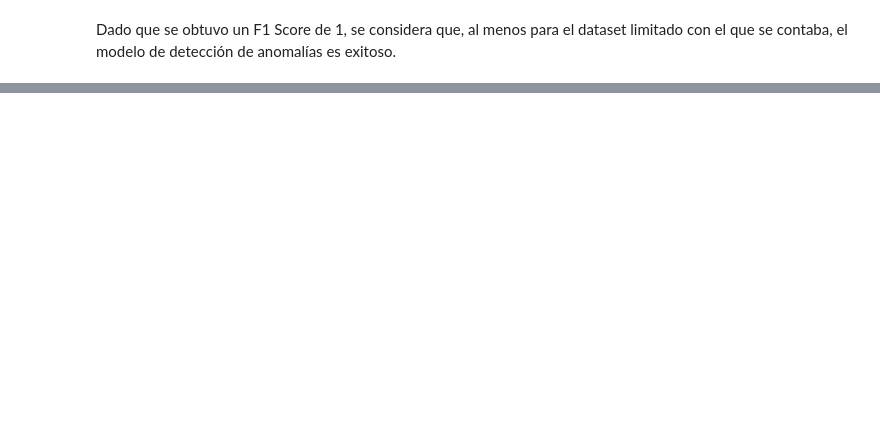
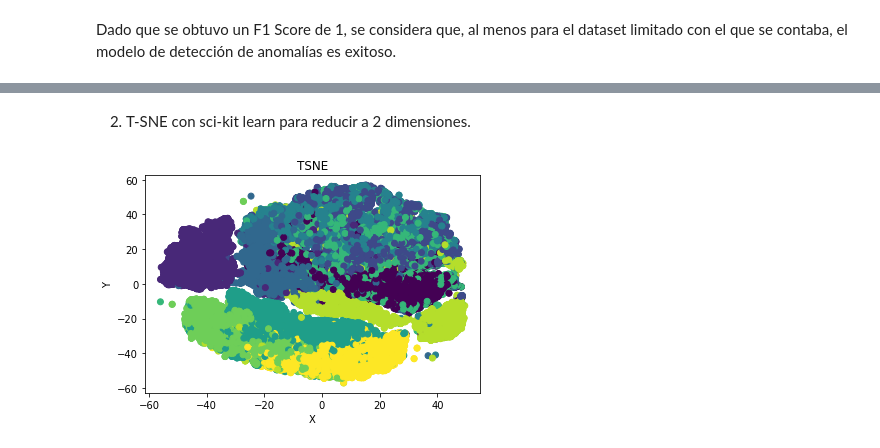
Before and after one commit to eddysanoli-galileo/Statistical-Learning-II, a Jupyter notebook: Tareas/Práctica 2/Práctica 2 - Anomalías y Reducción Dims.ipynb, the cells around one changed output, grey strips where cells are left out. Saved outputs shown, nothing was run; the diff lists cells and outputs as text; code cells hidden in the pictures; blank space fills up the shorter version.

Commit message:
Práctica 2 - PCA y TSNE Terminado

```diff
--- a/Tareas/Práctica 2/Práctica 2 - Anomalías y Reducción Dims.ipynb
+++ b/Tareas/Práctica 2/Práctica 2 - Anomalías y Reducción Dims.ipynb
@@ -477,0 +190,22 @@ Valor Esperado: 17.42955137669631
+# %% [markdown]
+2. T-SNE con sci-kit learn para reducir a 2 dimensiones.
+# %%
+from sklearn.manifold import TSNE
+from sklearn.decomposition import PCA
+
+# Previo a aplicar TSNE se aplica PCA para reducir a 50 dimensiones
+# De esta manera se reduce el tiempo de optimización
+#trainX_pca = PCA(n_components=50).fit_transform(trainX)
+
+# Se realiza la reducción con TSNE
+trainX_tsne = TSNE(n_components = 2).fit_transform(trainX)
+trainX_tsne.shape
+
+# Se visualiza la reducción
+plt.scatter(trainX_tsne[:,0], trainX_tsne[:,1], c=trainY, cmap = "viridis")
+plt.title(f"TSNE")
+plt.xlabel("X")
+plt.ylabel("Y")
+plt.show()
+# %% [output]
+[figure, added]
```
Also changed, not shown: parts of 29 cells of this notebook, 1 other file.
